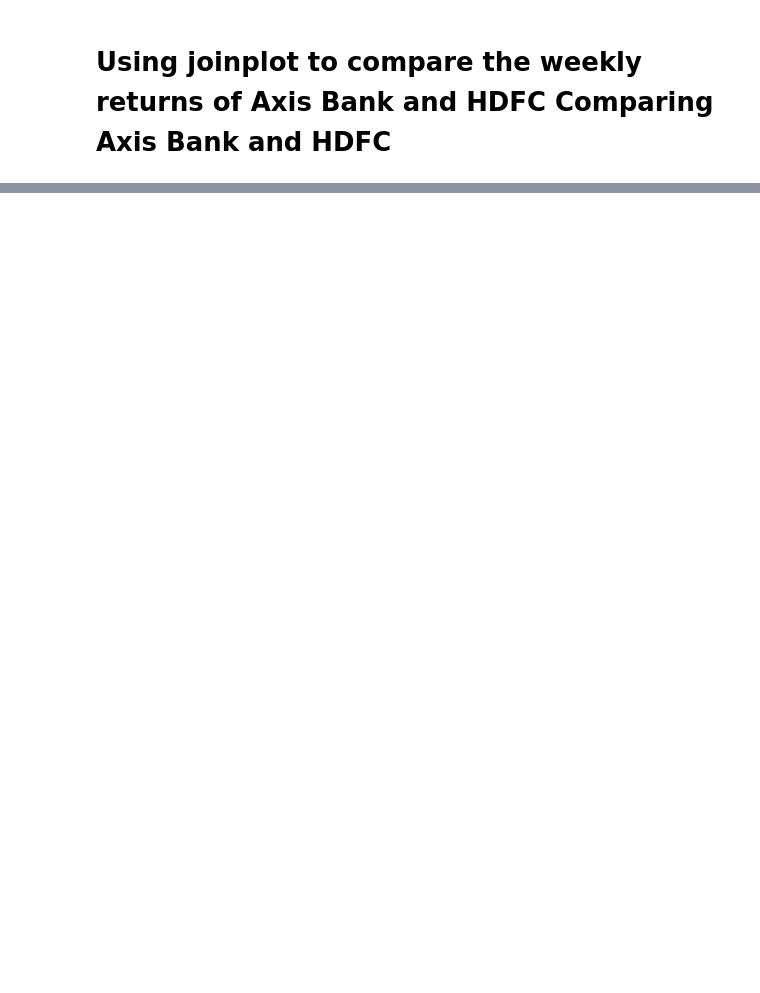
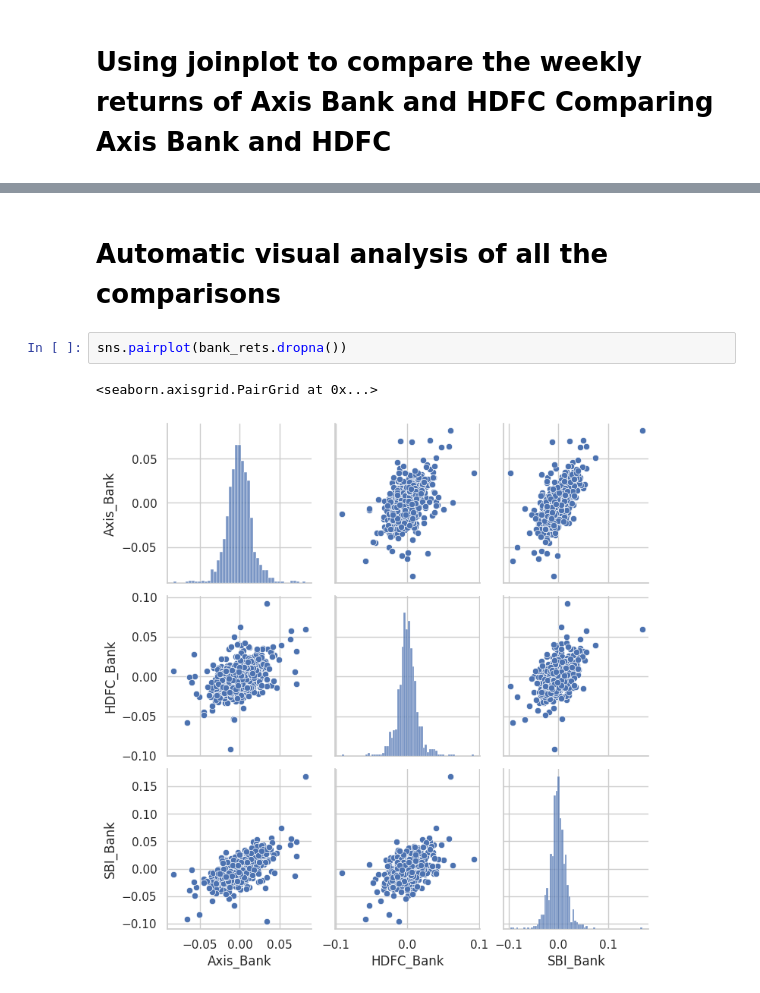
Before and after one commit to Ariyamandebnath/Stock-ipy, a Jupyter notebook: analysis/EDA.ipynb, the cells around one changed output, grey strips where cells are left out. Drawn from its saved outputs; the diff is of its cells as text; blank space fills up the shorter version.

```diff
--- a/analysis/EDA.ipynb
+++ b/analysis/EDA.ipynb
@@ -673,0 +714,7 @@ NameError: name 'bank_rets' is not defined
+# %% [markdown]
+# Automatic visual analysis of all the comparisons
+# %%
+sns.pairplot(bank_rets.dropna())
+# %% [output]
+<seaborn.axisgrid.PairGrid at 0x...>
+[figure, added]
```
Also changed, not shown: parts of 27 cells of this notebook.
